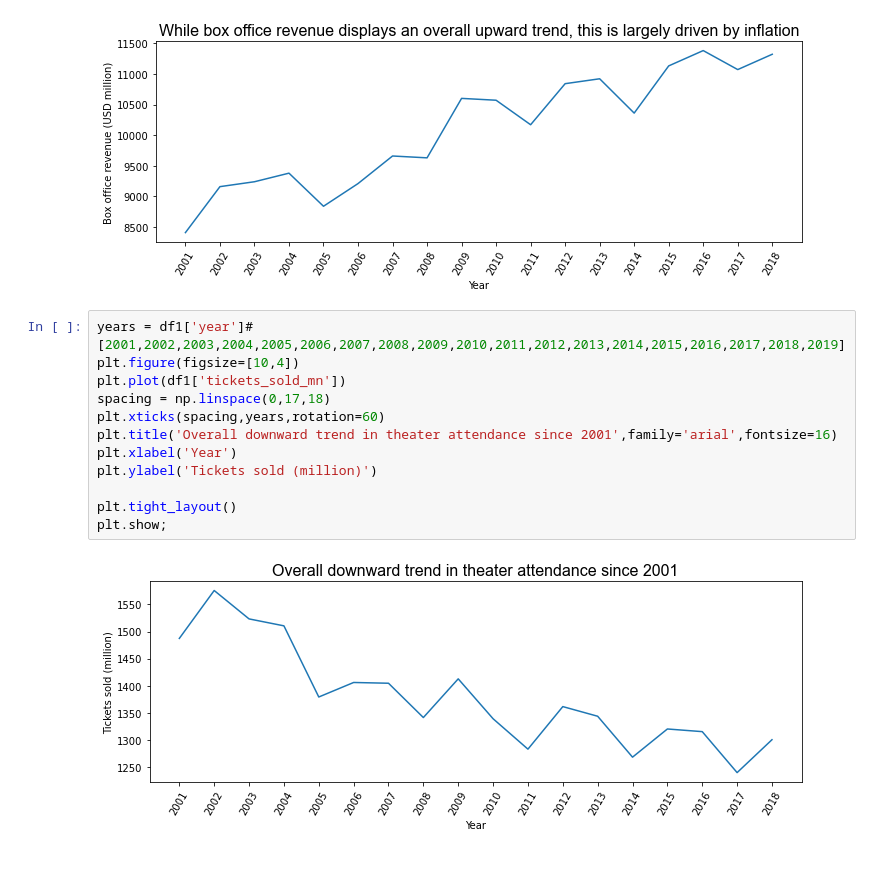
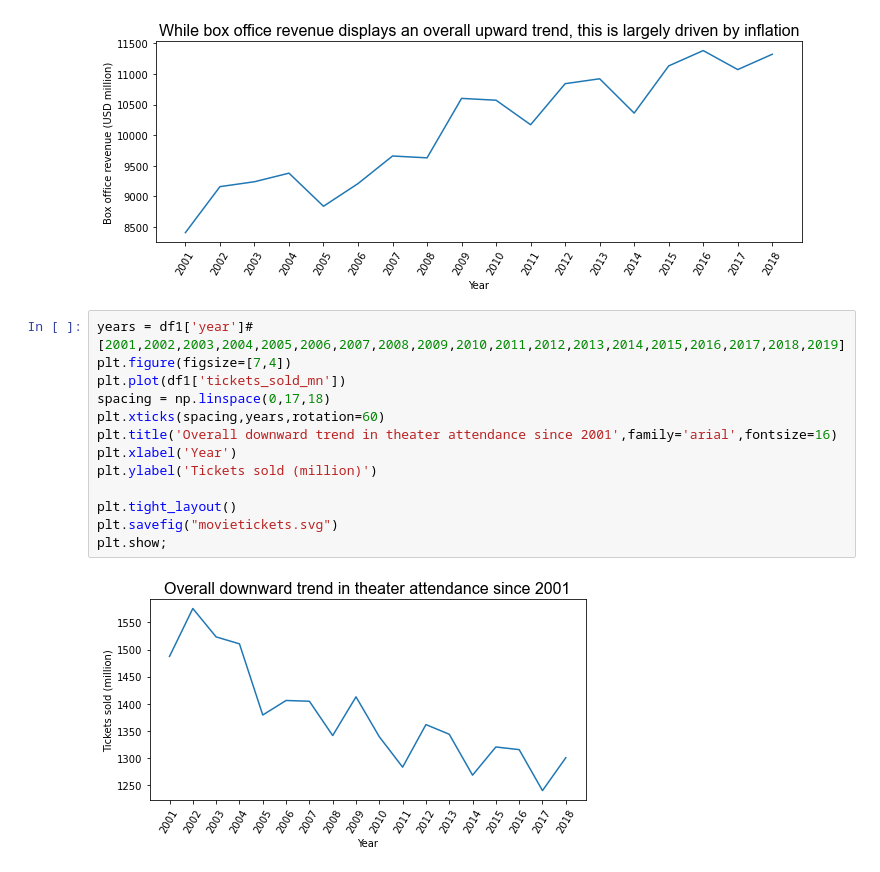
Before and after one commit to tawney-kirkland/02-luther, a Jupyter notebook: visualisation.ipynb, the cells around one changed output. Cells and saved outputs as stored; diff of their text form.

```diff
--- a/visualisation.ipynb
+++ b/visualisation.ipynb
@@ -113,18 +113,19 @@ plt.show;
 [figure]
 # %%
 years = df1['year']#[2001,2002,2003,2004,2005,2006,2007,2008,2009,2010,2011,2012,2013,2014,2015,2016,2017,2018,2019]
-plt.figure(figsize=[10,4])
+plt.figure(figsize=[7,4])
 plt.plot(df1['tickets_sold_mn'])
 spacing = np.linspace(0,17,18)
 plt.xticks(spacing,years,rotation=60)
 plt.title('Overall downward trend in theater attendance since 2001',family='arial',fontsize=16)
 plt.xlabel('Year')
 plt.ylabel('Tickets sold (million)')
 
 plt.tight_layout()
+plt.savefig("movietickets.svg")
 plt.show;
 # %% [output]
-[figure, old version]
+[figure, new version]
 # %%
 df1
 # %% [output]
```
Also changed, not shown: parts of 6 cells of this notebook.
